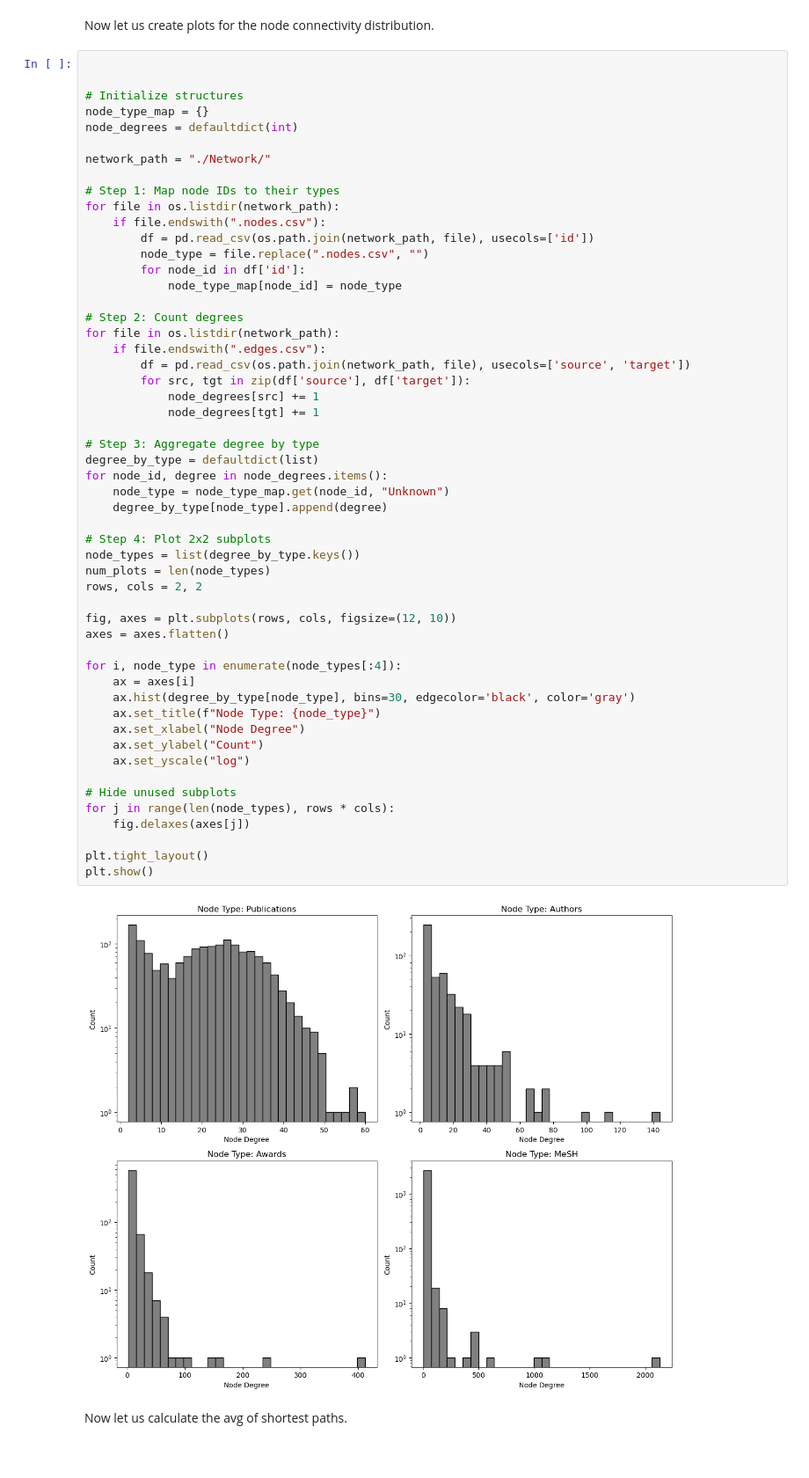
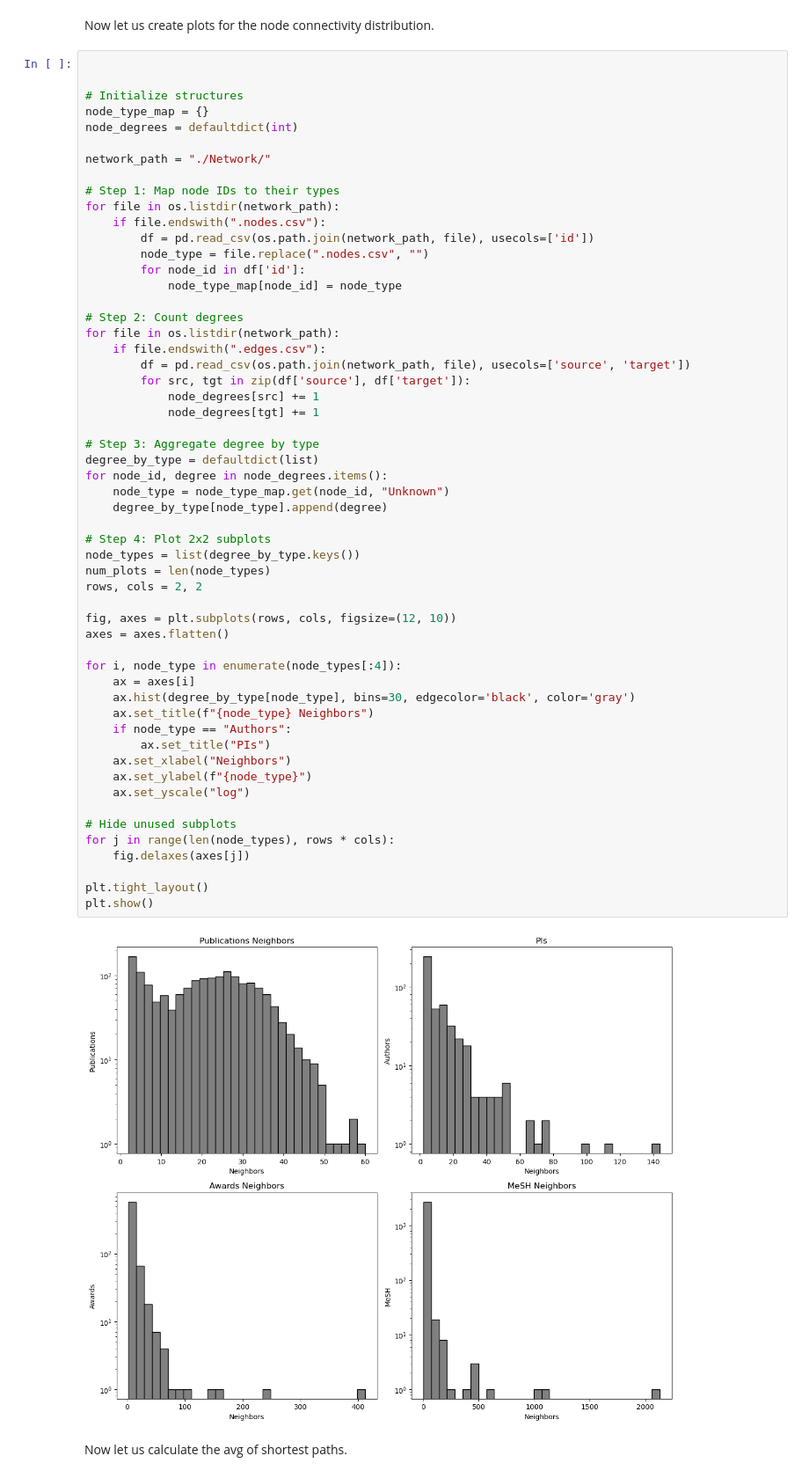
Before and after one commit to MaayanLab/PINetworkDemo, a Jupyter notebook: construction/get_network_stats.ipynb, the cells around one changed output. Shown: that part at 88% size. Cells and saved outputs as stored; diff of their text form.

```diff
--- a/construction/get_network_stats.ipynb
+++ b/construction/get_network_stats.ipynb
@@ -79,37 +81,39 @@ for file in os.listdir(network_path):
         for src, tgt in zip(df['source'], df['target']):
             node_degrees[src] += 1
             node_degrees[tgt] += 1
 
 # Step 3: Aggregate degree by type
 degree_by_type = defaultdict(list)
 for node_id, degree in node_degrees.items():
     node_type = node_type_map.get(node_id, "Unknown")
     degree_by_type[node_type].append(degree)
 
 # Step 4: Plot 2x2 subplots
 node_types = list(degree_by_type.keys())
 num_plots = len(node_types)
 rows, cols = 2, 2
 
 fig, axes = plt.subplots(rows, cols, figsize=(12, 10))
 axes = axes.flatten()
 
 for i, node_type in enumerate(node_types[:4]):
     ax = axes[i]
     ax.hist(degree_by_type[node_type], bins=30, edgecolor='black', color='gray')
-    ax.set_title(f"Node Type: {node_type}")
-    ax.set_xlabel("Node Degree")
-    ax.set_ylabel("Count")
+    ax.set_title(f"{node_type} Neighbors")
+    if node_type == "Authors":
+        ax.set_title("PIs")
+    ax.set_xlabel("Neighbors")
+    ax.set_ylabel(f"{node_type}")
     ax.set_yscale("log")
 
 # Hide unused subplots
 for j in range(len(node_types), rows * cols):
     fig.delaxes(axes[j])
 
 plt.tight_layout()
 plt.show()
 # %% [output]
-[figure, old version]
+[figure, new version]
 # %% [markdown]
 Now let us calculate the avg of shortest paths.
 # %%
```
Also changed, not shown: parts of 4 cells of this notebook.
